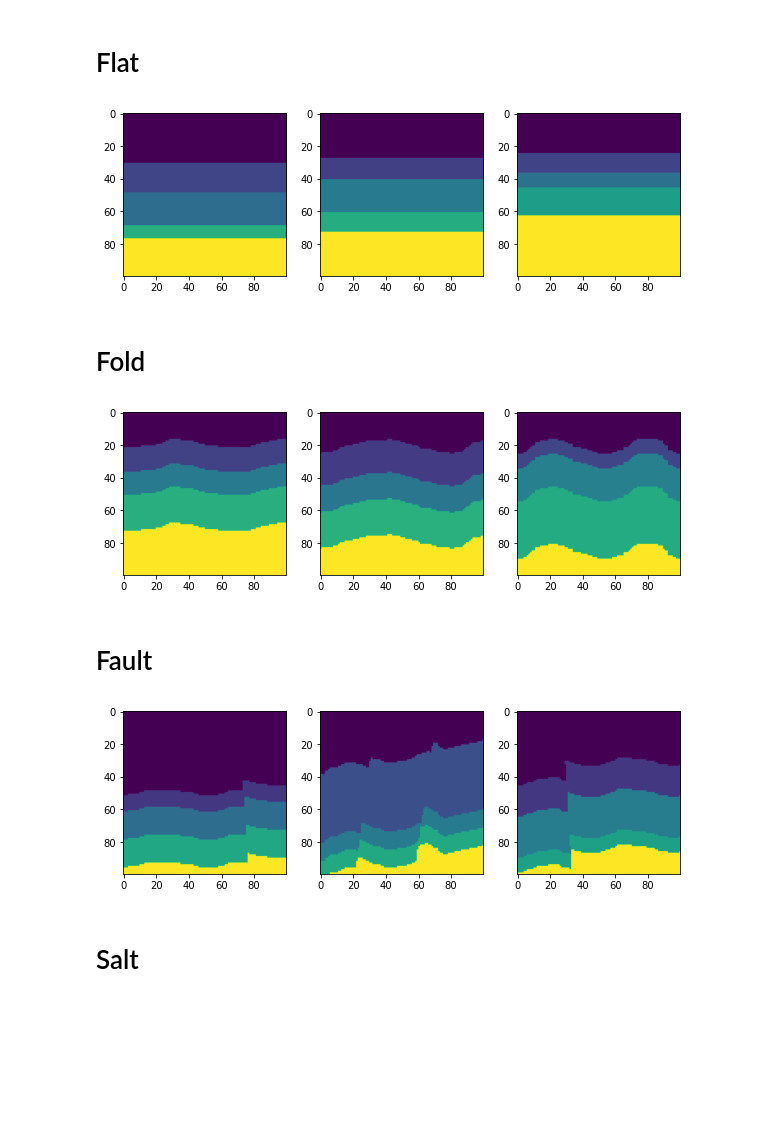
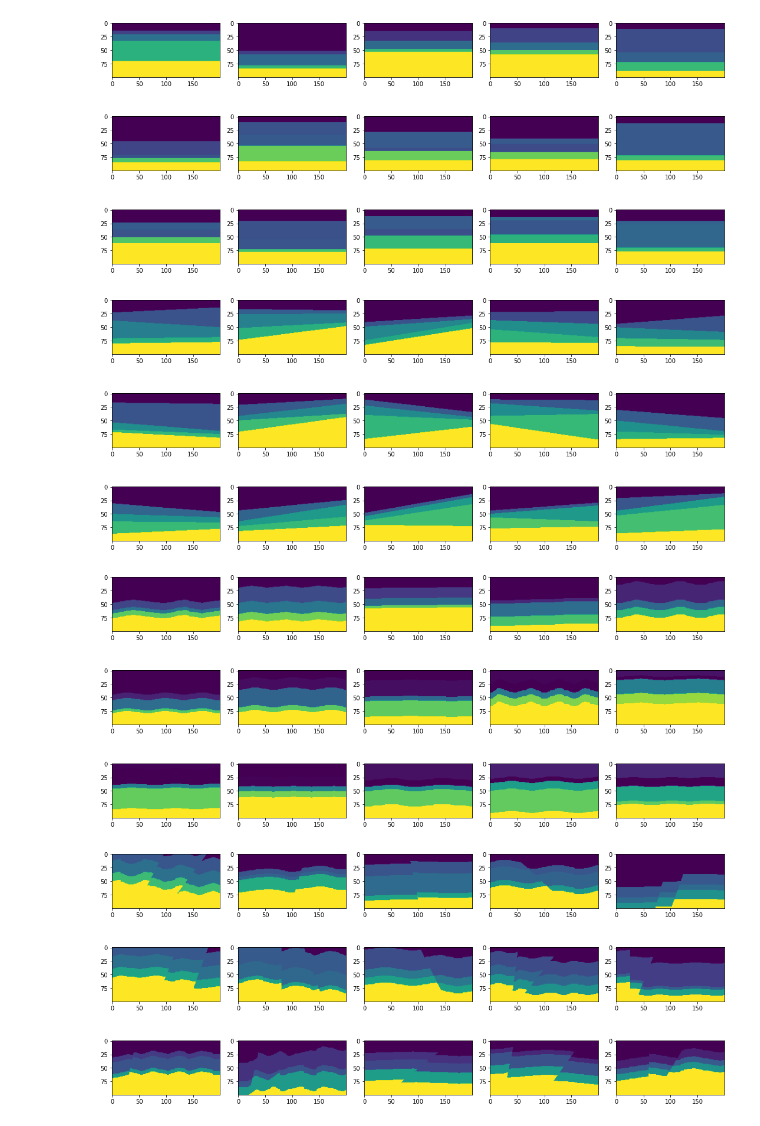
Before and after one commit to pkgpl/RandomVelocityGenerator, a Jupyter notebook: Examples.ipynb, the cells around one changed output. Cells and saved outputs as stored; diff of their text form; code cells hidden in the pictures; blank space fills up the shorter version.

Commit message:
pipeline API

```diff
--- a/Examples.ipynb
+++ b/Examples.ipynb
@@ -4,0 +7,26 @@ import numpy as np
+# %%
+nx=200
+ny=100
+shape=(nx,ny)
+
+velseed=[1.8, 2.2, 2.5, 3.0, 3.5]
+# %%
+generator = Pipeline([
+    DippingLayer(),
+    CosineFold(amax=0.02),
+    GaussianSalt(width_range=(0.05,0.1)),
+    LinearWaterLayer()
+    ])
+# %%
+nr=3
+nc=5
+nvel=nr*nc
+figsize=[15,7]
+
+def test_generator_model(generator,model):
+    plt.figure(figsize=figsize)
+    for i in range(nvel):
+        v=generator.generate(model)
+        plt.subplot(nr,nc,i+1)
+        plt.imshow(v.T)
+    plt.tight_layout()
@@ -13,31 +50,29 @@ velseed5=[1.5, 2.0, 2.5, 3.0, 4.0]
 # %%
-def test_generator(generator,nvel=3):
-    plt.figure(figsize=[10,3])
+def test_generator(generator):
+    plt.figure(figsize=figsize)
     for i in range(nvel):
-        v = generator.velocity()
-        plt.subplot(1,nvel,i+1)
+        v = generator.generate()
+        plt.subplot(nr,nc,i+1)
         plt.imshow(v.T)
+    plt.tight_layout()
-# %% [markdown]
-# Flat
 # %%
-generator = flat_generator(shape,velseed5)
+generator = flat_generator(shape,velseed)
 test_generator(generator)
 # %% [output]
-[figure, old version]
+[figure, new version]
-# %% [markdown]
-# Fold
+# %%
+generator = dip_generator(shape,velseed)
+test_generator(generator)
+# %% [output]
+[figure, added]
 # %%
-generator = cosine_fold_generator(shape,velseed5)
+generator = cosine_fold_generator(shape,velseed)
 test_generator(generator)
 # %% [output]
-[figure, old version]
+[figure, new version]
-# %% [markdown]
-# Fault
 # %%
-generator = linear_fault_generator(shape,velseed5,max_nfaults=2)
+generator = linear_fault_generator(shape,velseed,max_nfaults=2)
 test_generator(generator)
 # %% [output]
-[figure, old version]
+[figure, new version]
-# %% [markdown]
-# Salt
 # %%
```
Also changed, not shown: parts of 10 cells of this notebook, 18 other files.
